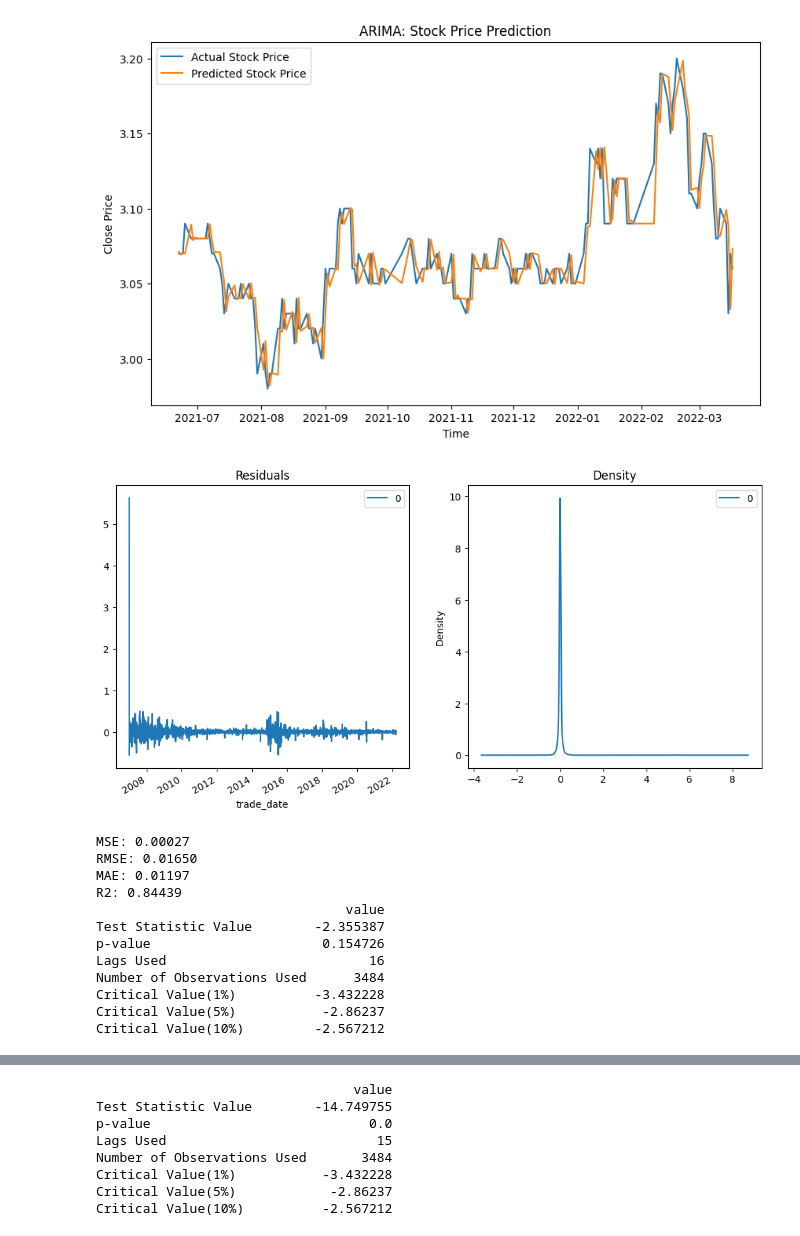
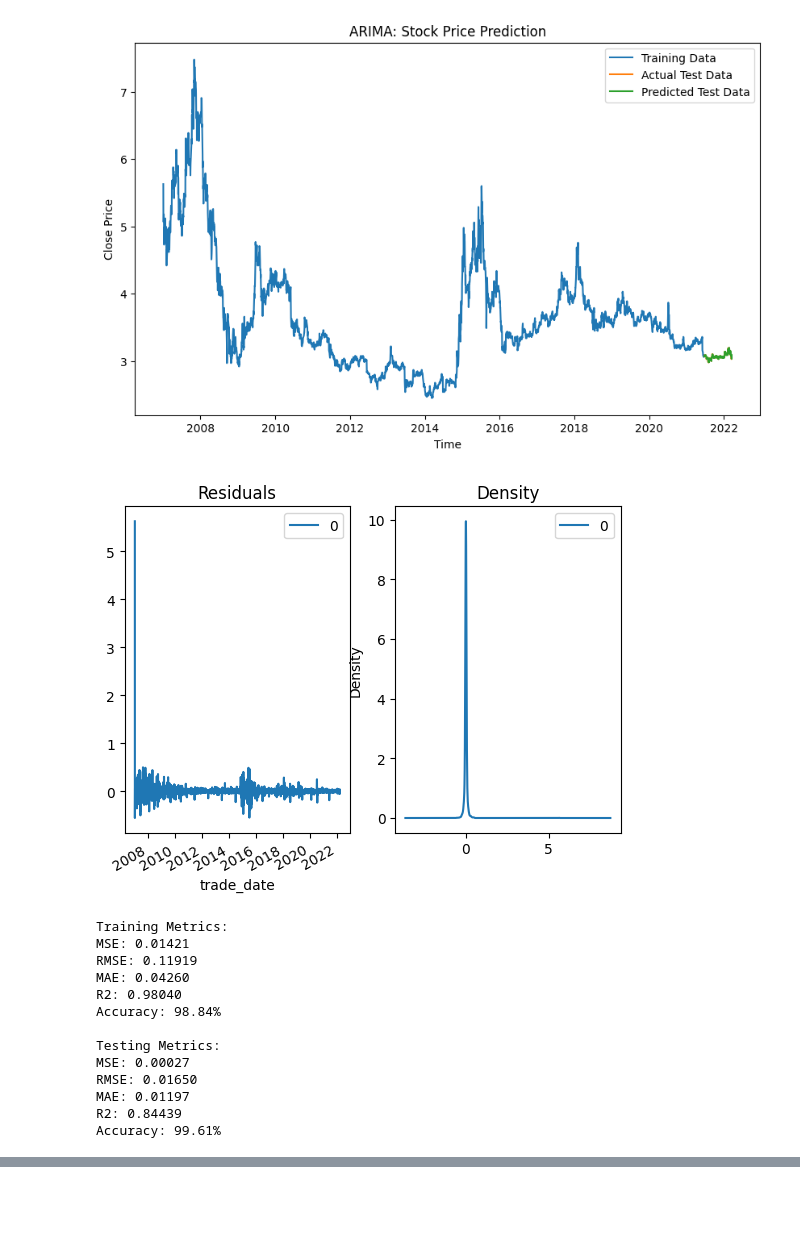
Before and after one commit to Exentrik0/Stock-priced-momentum-prediction, a Jupyter notebook: price_prediction.ipynb, the cells around one changed output, grey strips where cells are left out. Saved outputs shown, nothing was run; the diff lists cells and outputs as text; code cells hidden in the pictures; blank space fills up the shorter version.

Commit message:
version update 1.0
updates main code to latest pandas version and added more evaluation metrics

```diff
--- a/price_prediction.ipynb
+++ b/price_prediction.ipynb
@@ -14,8 +16,8 @@ data = data.drop(['ts_code', 'trade_date'], axis=1)
 data = pd.DataFrame(data, dtype=np.float64)
 
 # Split data into training and test sets
-training_set = data.loc['2007-01-04':'2021-06-21', :]  # 3501 entries for training
-test_set = data.loc['2021-06-22':, :]  # 180 entries for testing
+training_set = data.loc['2007-01-04':'2021-06-21', :]
+test_set = data.loc['2021-06-22':, :]
 
 # Plot the close price
 plt.figure(figsize=(10, 6))
@@ -66,6 +68,7 @@ acf_pacf_plot(df['close'])
 
 # Fit ARIMA model
 model = ARIMA(endog=training_set['close'], order=(2, 1, 0)).fit()
+train_pred = model.fittedvalues
 
 # Forecast using ARIMA model
 history = training_set['close'].tolist()
@@ -85,74 +88,66 @@ predictions1 = pd.DataFrame({
 }).set_index('trade_date')
 predictions1.to_csv('./ARIMA.csv')
 
+# Convert test predictions to a DataFrame
+test_predictions = pd.Series(predictions, index=test_set.index)
+
+# Plot actual vs. predicted stock prices
 plt.figure(figsize=(10, 6))
-plt.plot(test_set['close'], label='Actual Stock Price')
-plt.plot(predictions1['close'], label='Predicted Stock Price')
+plt.plot(training_set['close'], label='Training Data')
+plt.plot(test_set['close'], label='Actual Test Data')
+plt.plot(test_predictions, label='Predicted Test Data')
 plt.title('ARIMA: Stock Price Prediction')
 plt.xlabel('Time')
 plt.ylabel('Close Price')
 plt.legend()
 plt.show()
 
 model2 = ARIMA(endog=data['close'], order=(2, 1, 0)).fit()
-
 residuals = pd.DataFrame(model2.resid)
-
-fig, ax = plt.subplots(1, 2, figsize=(12, 6))
+fig, ax = plt.subplots(1, 2)
 residuals.plot(title="Residuals", ax=ax[0])
 residuals.plot(kind='kde', title='Density', ax=ax[1])
 plt.show()
 residuals.to_csv('./ARIMA_residuals1.csv')
 
-# Evaluate model
-evaluation_metric(test_set['close'], predictions)
-
-# ADF tests for stationarity
-adf_test(training_set['close'].values)
-adf_test(temp2)
-
-# Plot first-order difference fitting
-predictions_ARIMA_diff = pd.Series(model.fittedvalues, copy=True)
-predictions_ARIMA_diff = predictions_ARIMA_diff[3479:]
-
-plt.figure(figsize=(10, 6))
-plt.plot(training_set['diff_1'], label="First-order Difference")
-plt.plot(predictions_ARIMA_diff, label="Predicted Difference")
-plt.xlabel('Time')
-plt.ylabel('Difference')
-plt.title('ARIMA First-order Difference Fitting')
-plt.legend()
-plt.show()
+# Evaluate model using the provided evaluation_metric function
+evaluation_metric(
+    y_train=training_set['close'],
+    y_train_pred=train_pred,
+    y_test=test_set['close'],
+    y_test_pred=test_predictions
+)
 # %% [output]
 [figure]
 A value is trying to be set on a copy of a slice from a DataFrame.
 Try using .loc[row_indexer,col_indexer] = value instead
 
 See the caveats in the documentation: https://pandas.pydata.org/pandas-docs/stable/user_guide/indexing.html#returning-a-view-versus-a-copy
   training_set['diff_1'] = training_set['close'].diff()
 A value is trying to be set on a copy of a slice from a DataFrame.
 Try using .loc[row_indexer,col_indexer] = value instead
 
 See the caveats in the documentation: https://pandas.pydata.org/pandas-docs/stable/user_guide/indexing.html#returning-a-view-versus-a-copy
   training_set['diff_2'] = training_set['diff_1'].diff()
 [figure]
 [figure]
 Ljung-Box test:      lb_stat  lb_pvalue    bp_stat  bp_pvalue
 1   3.458346   0.062933   3.455383   0.063046
 2  23.695323   0.000007  23.669246   0.000007
 [figure]
 [figure]
-[figure, old version]
+[figure, new version]
-[figure, old version]
+[figure, new version]
+Training Metrics:
+MSE: 0.01421
+RMSE: 0.11919
+MAE: 0.04260
+R2: 0.98040
+Accuracy: 98.84%
+
+Testing Metrics:
 MSE: 0.00027
 RMSE: 0.01650
 MAE: 0.01197
 R2: 0.84439
-                                value
-Test Statistic Value        -2.355387
-p-value                      0.154726
-Lags Used                          16
-Number of Observations Used      3484
-Critical Value(1%)          -3.432228
-Critical Value(5%)           -2.86237
-Critical Value(10%)         -2.567212
+Accuracy: 99.61%
@@ -176,8 +153,0 @@ See the caveats in the documentation: https://pandas.pydata.org/pandas-docs/stab
-                                 value
-Test Statistic Value        -14.749755
-p-value                            0.0
-Lags Used                           15
-Number of Observations Used       3484
-Critical Value(1%)           -3.432228
-Critical Value(5%)            -2.86237
-Critical Value(10%)          -2.567212
```
Also changed, not shown: parts of 8 cells of this notebook, 1 other file.
